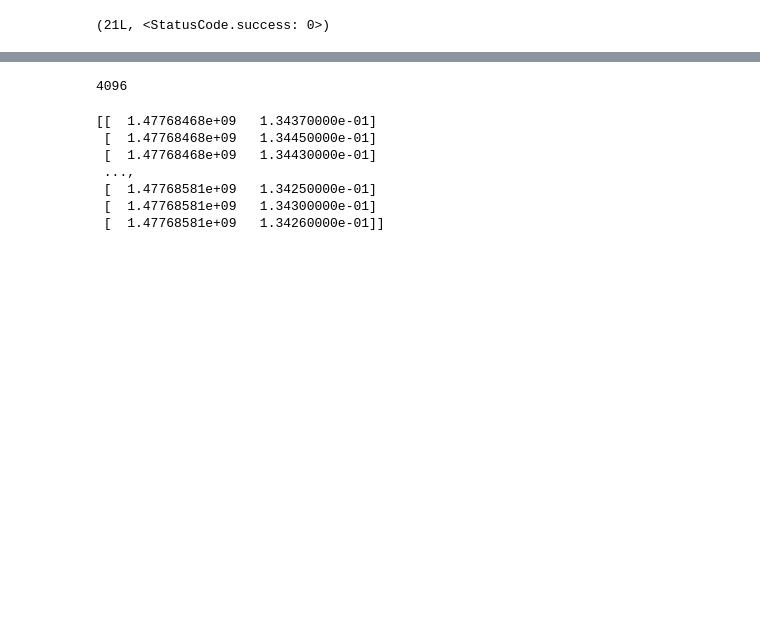
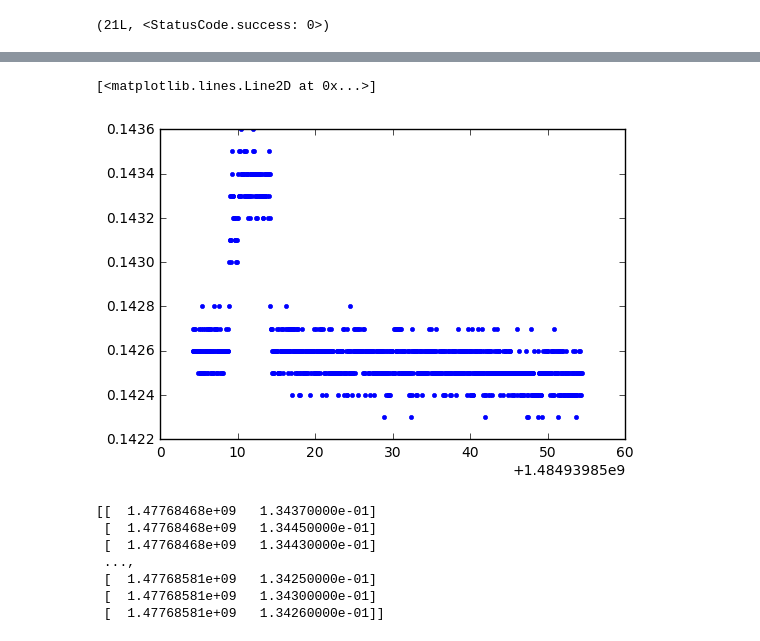
Before and after one commit to ekacmblab/radiometer, a Jupyter notebook: notebooks/sep20 pyvisa.ipynb, the cells around one changed output, grey strips where cells are left out. Drawn from its saved outputs; the diff is of its cells as text; code cells hidden in the pictures; blank space fills up the shorter version.

```diff
--- a/notebooks/sep20 pyvisa.ipynb
+++ b/notebooks/sep20 pyvisa.ipynb
@@ -37,14 +35,15 @@ print(multimeter.query("READ?"))
-# %%
-2**12
-# %% [output]
-4096
 # %%
 data = []
 t = []
 t0 = time.time()
-for k in range(10000):
+for k in range(1000):
     t.append(time.time())
     data.append(multimeter.query_ascii_values("READ?")[0])
+# %%
+plot(t, data, '.')
+# %% [output]
+[<matplotlib.lines.Line2D at 0x...>]
+[figure, added]
 # %%
 combined_data = np.column_stack((t,data))
 print(combined_data)
```
Also changed, not shown: parts of 4 cells of this notebook.
